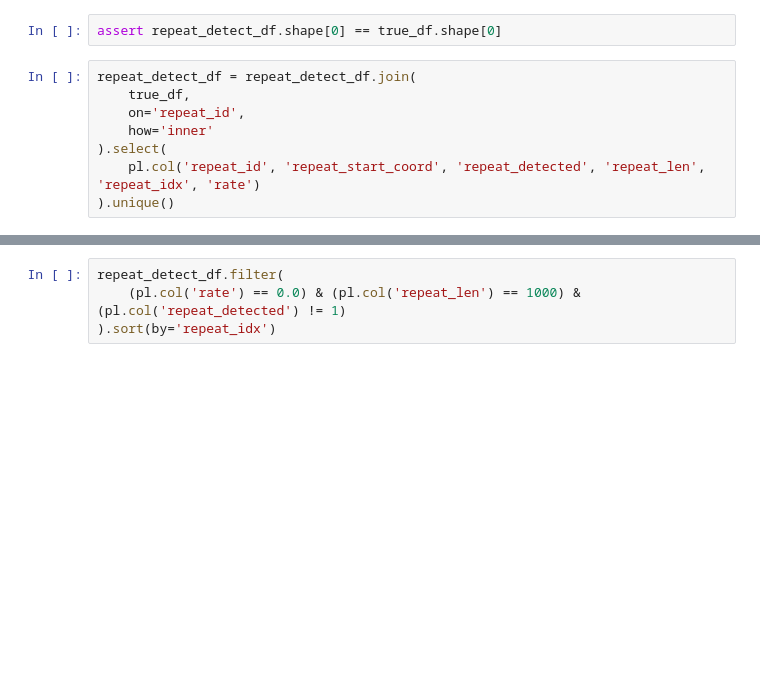
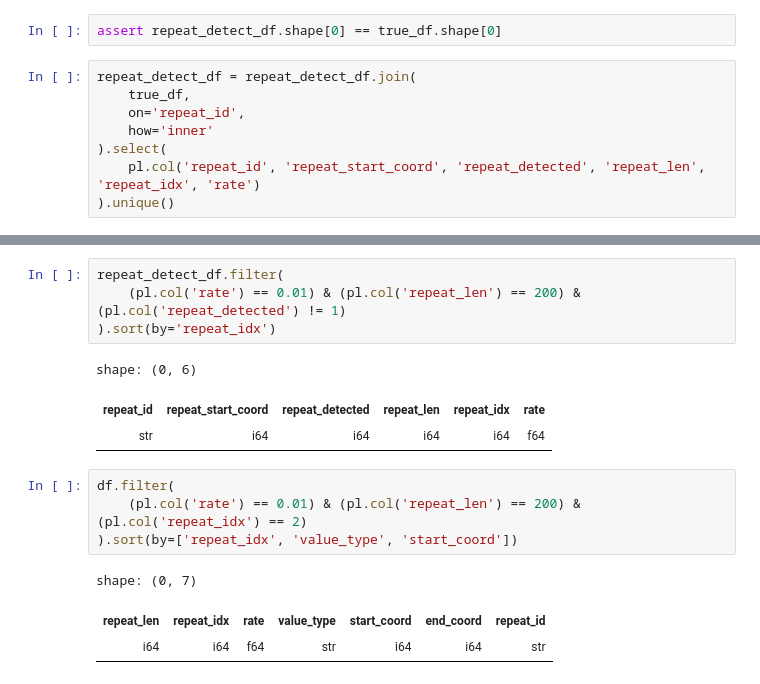
Before and after one commit to masikol/reverlor, a Jupyter notebook: param_selection/test_repeat_detection/tyk_ipynb/explore_basic_recall.ipynb, the cells around one changed output, grey strips where cells are left out. Drawn from its saved outputs; the diff is of its cells as text; blank space fills up the shorter version.

```diff
--- a/param_selection/test_repeat_detection/tyk_ipynb/explore_basic_recall.ipynb
+++ b/param_selection/test_repeat_detection/tyk_ipynb/explore_basic_recall.ipynb
@@ -136,7 +139,19 @@ df.filter(
 # %%
 repeat_detect_df.filter(
-    (pl.col('rate') == 0.0) & (pl.col('repeat_len') == 1000) & (pl.col('repeat_detected') != 1)
+    (pl.col('rate') == 0.01) & (pl.col('repeat_len') == 200) & (pl.col('repeat_detected') != 1)
 ).sort(by='repeat_idx')
+# %% [output]
+shape: (0, 6)
+| repeat_id | repeat_start_coord | repeat_detected | repeat_len | repeat_idx | rate |
+| str | i64 | i64 | i64 | i64 | f64 |
+# %%
+df.filter(
+    (pl.col('rate') == 0.01) & (pl.col('repeat_len') == 200) & (pl.col('repeat_idx') == 2)
+).sort(by=['repeat_idx', 'value_type', 'start_coord'])
+# %% [output]
+shape: (0, 7)
+| repeat_len | repeat_idx | rate | value_type | start_coord | end_coord | repeat_id |
+| i64 | i64 | f64 | str | i64 | i64 | str |
 # %%
 N_repeats = true_df.filter(
     pl.col('rate') == 0.0
```
Also changed, not shown: parts of 32 cells of this notebook, 6 other files.
